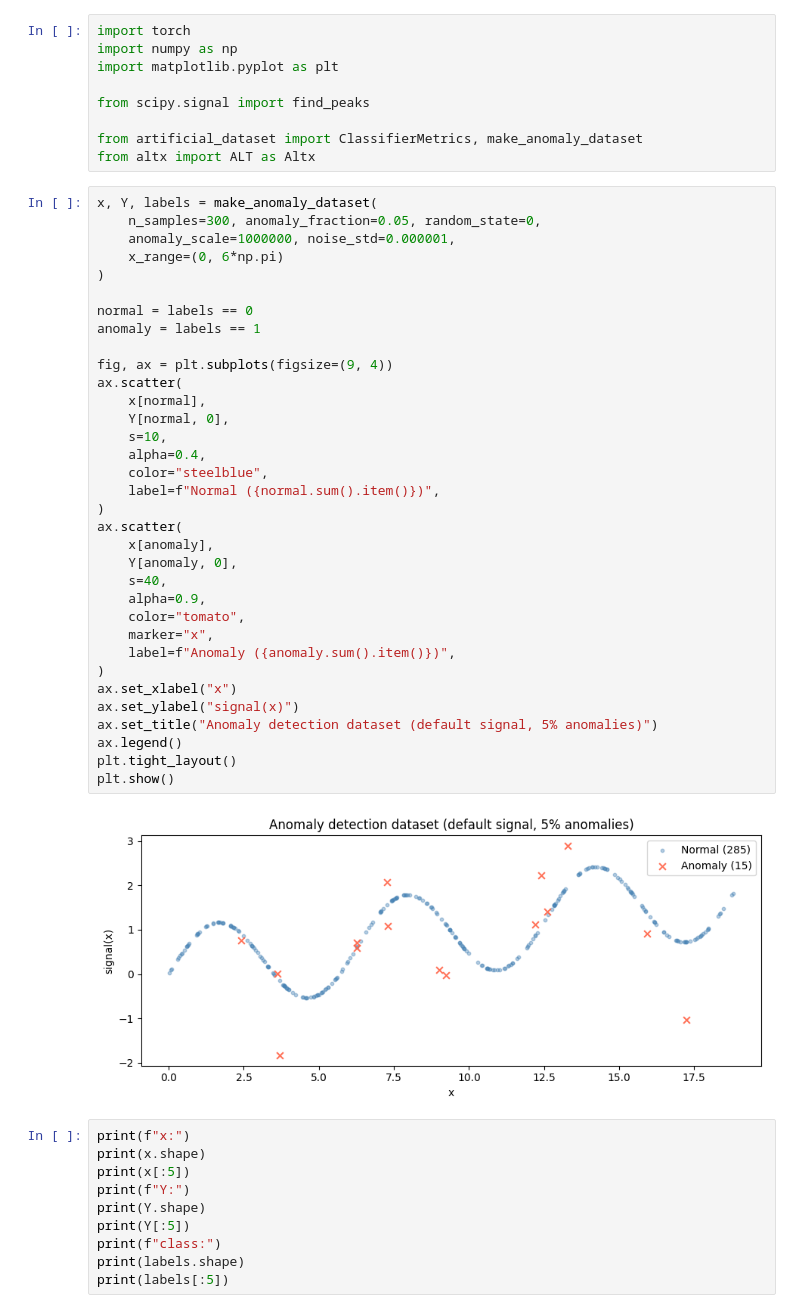
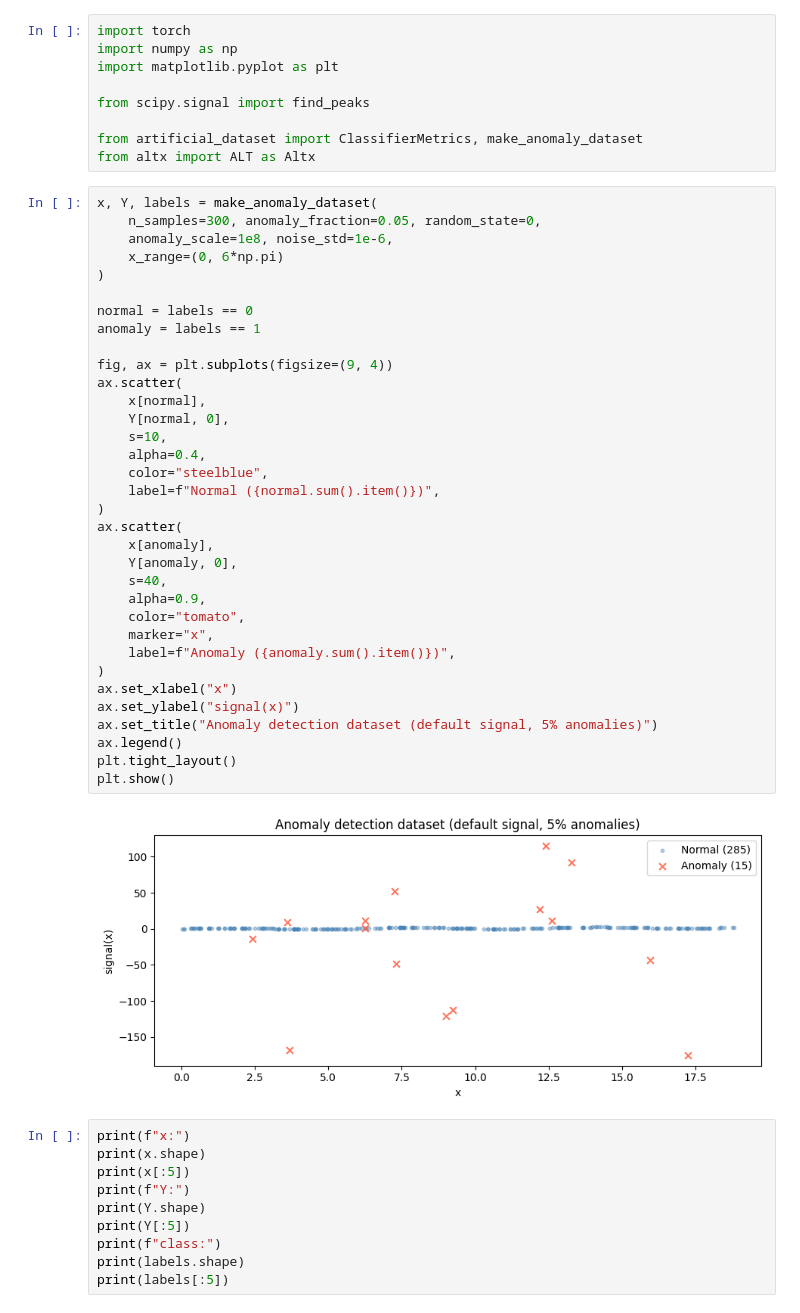
Before and after one commit to intensivedatacomp/WignerCamp2026, a Jupyter notebook: AnomalyDetectionCalculations/generate_data_peaks_baseline.ipynb, the cells around one changed output. Cells and saved outputs as stored; diff of their text form.

```diff
--- a/AnomalyDetectionCalculations/generate_data_peaks_baseline.ipynb
+++ b/AnomalyDetectionCalculations/generate_data_peaks_baseline.ipynb
@@ -26,39 +26,39 @@ from altx import ALT as Altx
 # %%
 x, Y, labels = make_anomaly_dataset(
     n_samples=300, anomaly_fraction=0.05, random_state=0,
-    anomaly_scale=1000000, noise_std=0.000001,
+    anomaly_scale=1e8, noise_std=1e-6,
     x_range=(0, 6*np.pi)
 )
 
 normal = labels == 0
 anomaly = labels == 1
 
 fig, ax = plt.subplots(figsize=(9, 4))
 ax.scatter(
     x[normal],
     Y[normal, 0],
     s=10,
     alpha=0.4,
     color="steelblue",
     label=f"Normal ({normal.sum().item()})",
 )
 ax.scatter(
     x[anomaly],
     Y[anomaly, 0],
     s=40,
     alpha=0.9,
     color="tomato",
     marker="x",
     label=f"Anomaly ({anomaly.sum().item()})",
 )
 ax.set_xlabel("x")
 ax.set_ylabel("signal(x)")
 ax.set_title("Anomaly detection dataset (default signal, 5% anomalies)")
 ax.legend()
 plt.tight_layout()
 plt.show()
 # %% [output]
-[figure, old version]
+[figure, new version]
 # %%
 print(f"x:")
 print(x.shape)
```
Also changed, not shown: parts of 4 cells of this notebook.
